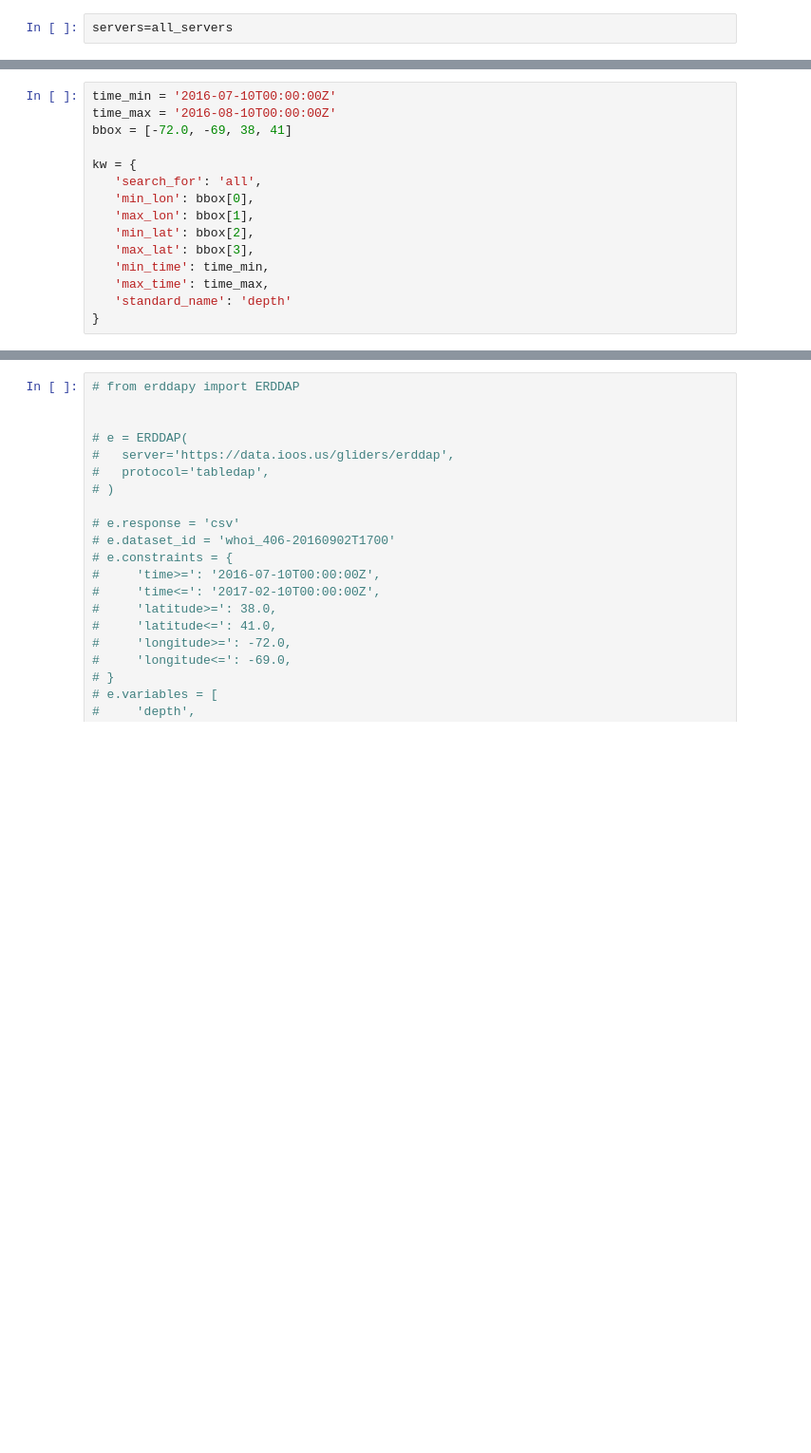
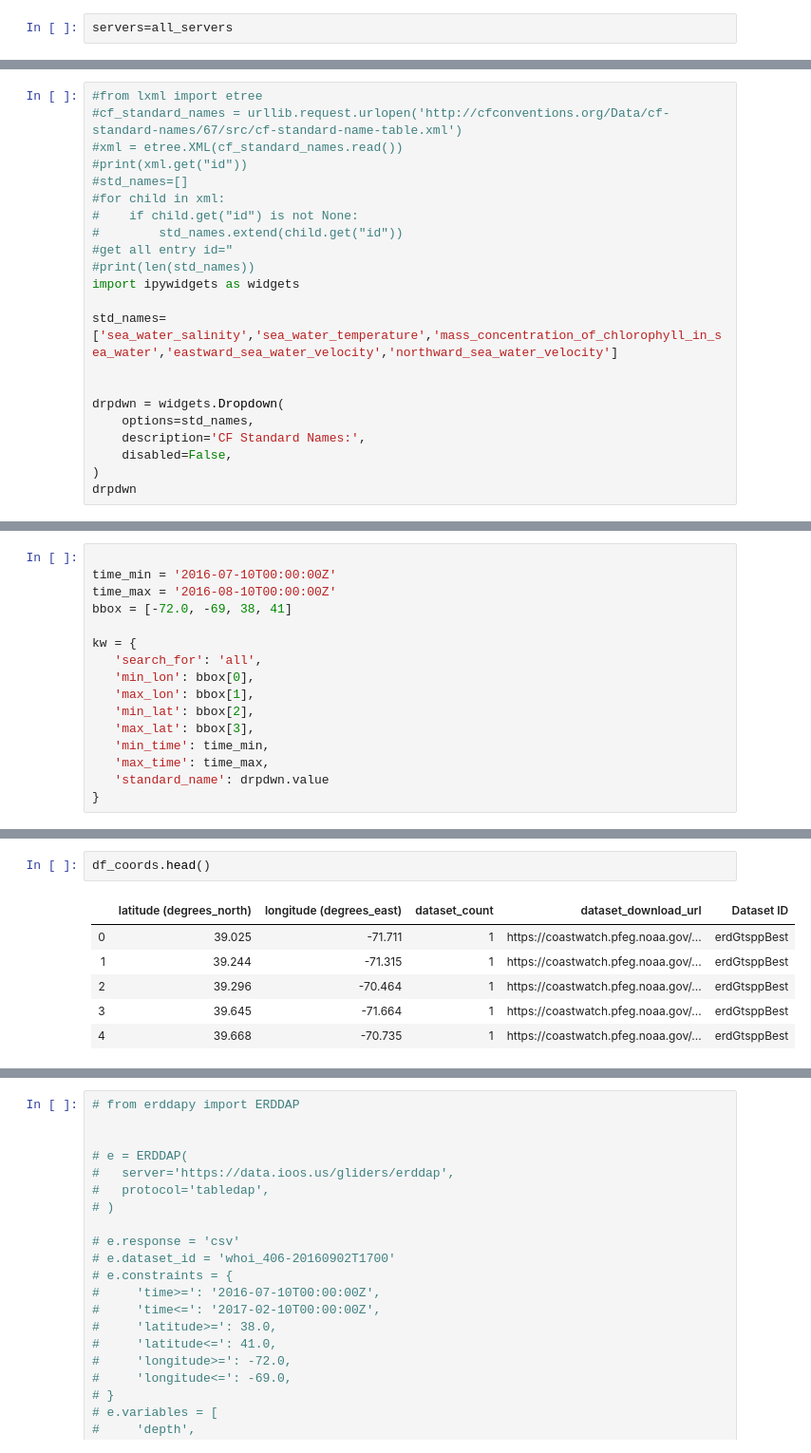
Before and after one commit to ioos/colocate, a Jupyter notebook: servers.ipynb, the cells around one changed output, grey strips where cells are left out. Shown at 95% size. Saved outputs shown, nothing was run; the diff lists cells and outputs as text; blank space fills up the shorter version.

Commit message:
adding standard name

```diff
--- a/servers.ipynb
+++ b/servers.ipynb
@@ -16,0 +19,22 @@ len(servers)
+# %%
+#from lxml import etree
+#cf_standard_names = urllib.request.urlopen('http://cfconventions.org/Data/cf-standard-names/67/src/cf-standard-name-table.xml')
+#xml = etree.XML(cf_standard_names.read())
+#print(xml.get("id"))
+#std_names=[]
+#for child in xml:
+#    if child.get("id") is not None:
+#        std_names.extend(child.get("id"))
+#get all entry id="
+#print(len(std_names))
+import ipywidgets as widgets
+
+std_names=['sea_water_salinity','sea_water_temperature','mass_concentration_of_chlorophyll_in_sea_water','eastward_sea_water_velocity','northward_sea_water_velocity']
+
+
+drpdwn = widgets.Dropdown(
+    options=std_names,
+    description='CF Standard Names:',
+    disabled=False,
+)
+drpdwn
@@ -17,4 +43,5 @@ len(servers)
 # %%
+
 time_min = '2016-07-10T00:00:00Z'
 time_max = '2016-08-10T00:00:00Z'
 bbox = [-72.0, -69, 38, 41]
@@ -27,7 +54,7 @@ kw = {
    'max_lat': bbox[3],
    'min_time': time_min,
    'max_time': time_max,
-   'standard_name': 'depth'
+   'standard_name': drpdwn.value
 }
 # %%
 import pandas as pd
@@ -127 +216,10 @@ print("\n\nCollected %i unique coordinate pairs from %i datasets" %
+# %%
+df_coords.head()
+# %% [output]
+|  | latitude (degrees_north) | longitude (degrees_east) | dataset_count | dataset_download_url | Dataset ID |
+| 0 | 39.025 | -71.711 | 1 | https://coastwatch.pfeg.noaa.gov/... | erdGtsppBest |
+| 1 | 39.244 | -71.315 | 1 | https://coastwatch.pfeg.noaa.gov/... | erdGtsppBest |
+| 2 | 39.296 | -70.464 | 1 | https://coastwatch.pfeg.noaa.gov/... | erdGtsppBest |
+| 3 | 39.645 | -71.664 | 1 | https://coastwatch.pfeg.noaa.gov/... | erdGtsppBest |
+| 4 | 39.668 | -70.735 | 1 | https://coastwatch.pfeg.noaa.gov/... | erdGtsppBest |
 # %%
```
Also changed, not shown: parts of 10 cells of this notebook.
